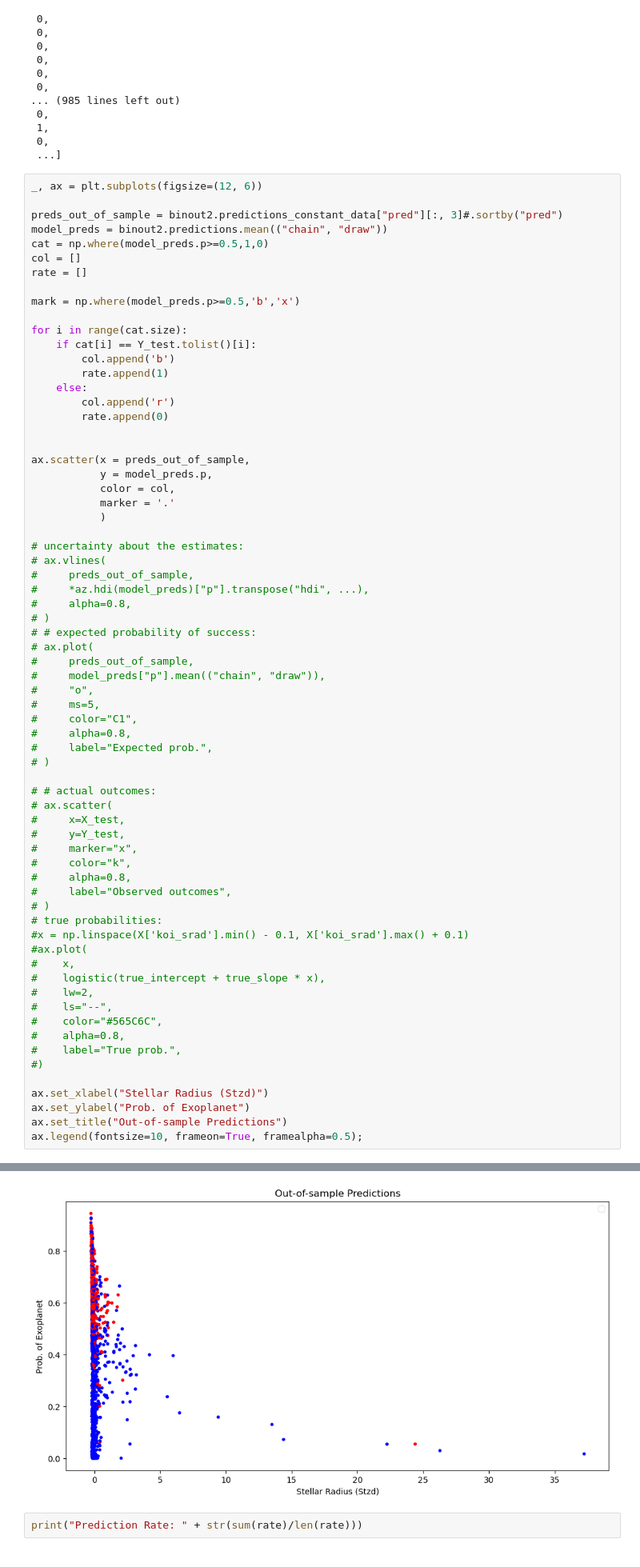
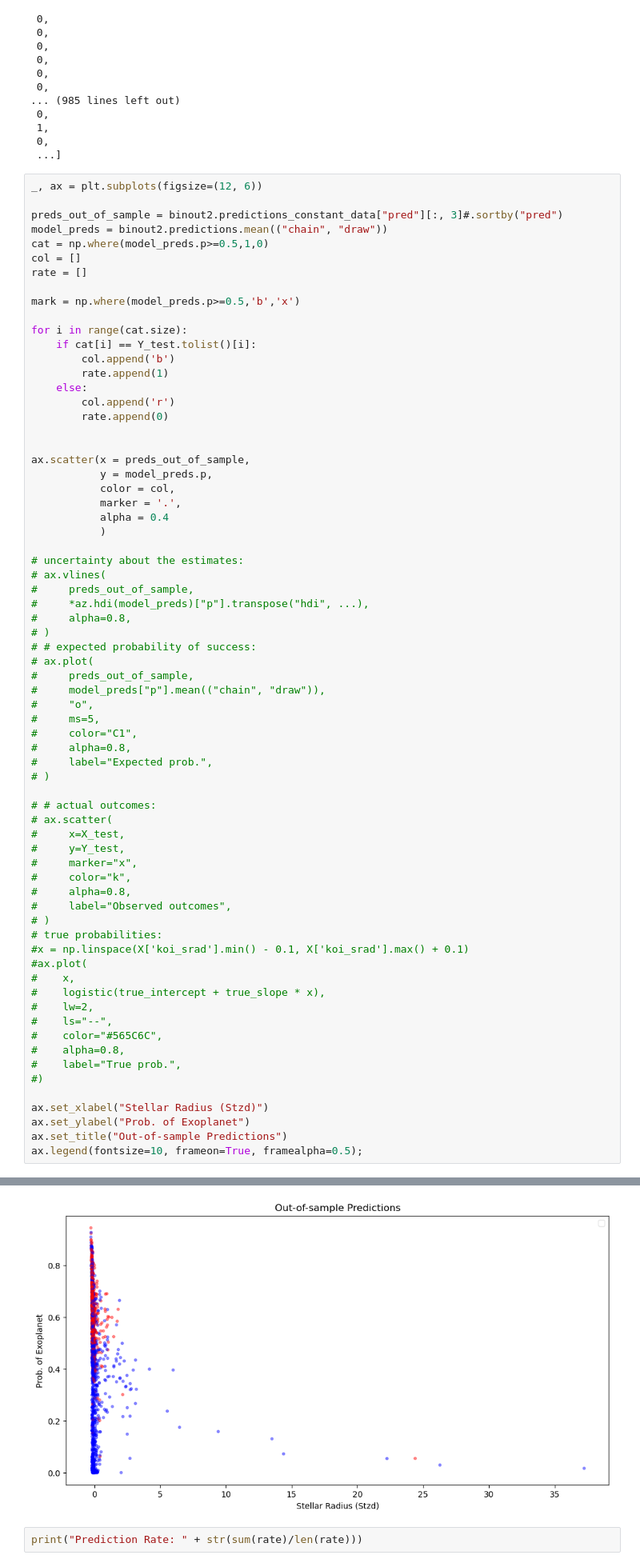
Before and after one commit to Haigro/Exoplanet-Classification, a Jupyter notebook: Project.ipynb, the cells around one changed output, grey strips where cells are left out. Shown at 80% size. Saved outputs shown, nothing was run; the diff lists cells and outputs as text.

Commit message:
Added transparency to the graph

```diff
--- a/Project.ipynb
+++ b/Project.ipynb
@@ -355,7 +355,8 @@ for i in range(cat.size):
 ax.scatter(x = preds_out_of_sample,
            y = model_preds.p,
            color = col,
-           marker = '.'
+           marker = '.',
+           alpha = 0.4
            )
 
 # uncertainty about the estimates:
@@ -375,34 +376,34 @@ ax.scatter(x = preds_out_of_sample,
 #     label="Expected prob.",
 # )
 
 # # actual outcomes:
 # ax.scatter(
 #     x=X_test,
 #     y=Y_test,
 #     marker="x",
 #     color="k",
 #     alpha=0.8,
 #     label="Observed outcomes",
 # )
 # true probabilities:
 #x = np.linspace(X['koi_srad'].min() - 0.1, X['koi_srad'].max() + 0.1)
 #ax.plot(
 #    x,
 #    logistic(true_intercept + true_slope * x),
 #    lw=2,
 #    ls="--",
 #    color="#565C6C",
 #    alpha=0.8,
 #    label="True prob.",
 #)
 
 ax.set_xlabel("Stellar Radius (Stzd)")
 ax.set_ylabel("Prob. of Exoplanet")
 ax.set_title("Out-of-sample Predictions")
 ax.legend(fontsize=10, frameon=True, framealpha=0.5);
 # %% [output]
 No artists with labels found to put in legend.  Note that artists whose label start with an underscore are ignored when legend() is called with no argument.
-[figure, old version]
+[figure, new version]
 # %%
 print("Prediction Rate: " + str(sum(rate)/len(rate)))
 # %% [output]
```
Also changed, not shown: parts of 1 cell of this notebook.
